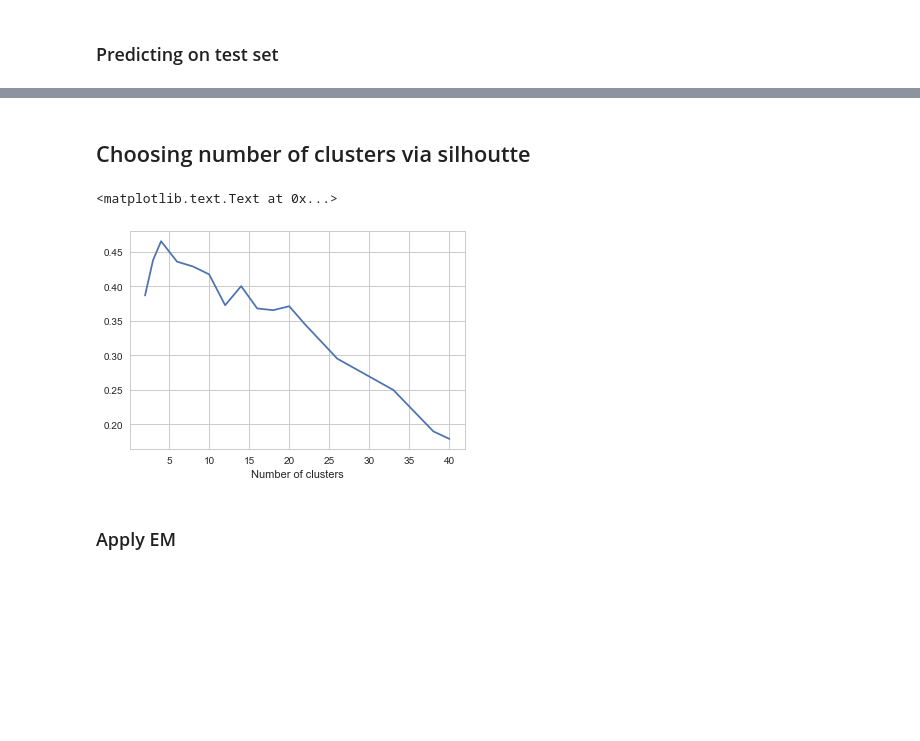
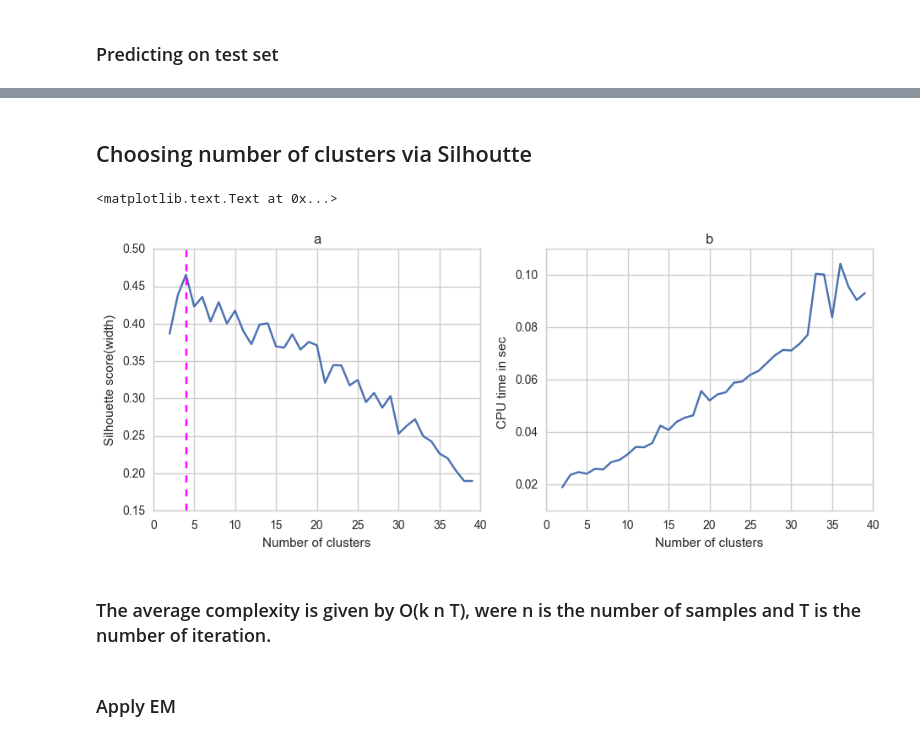
Before and after one commit to truzmeto/UnsupervisedLearning, a Jupyter notebook: k_meanes.ipynb, the cells around one changed output, grey strips where cells are left out. Cells and saved outputs as stored; diff of their text form; code cells hidden in the pictures; blank space fills up the shorter version.

```diff
--- a/k_meanes.ipynb
+++ b/k_meanes.ipynb
@@ -75,26 +76,50 @@ avg / total       0.74      0.63      0.65     15060
 # %% [markdown]
-## Choosing number of clusters via silhoutte
+## Choosing number of clusters via Silhoutte
 # %%
 from sklearn.metrics import silhouette_samples, silhouette_score
 n_seed = 111
-nclusters = [2,3,4,6,8,10,12,14,16,18,20,22,26,33,38,40]
+nclusters = 40
+nfeatures = 65
 X = train#.values # converting df to np.array
-X = X[1:65]
+X = X[1:nfeatures]
 y = train_labels
 # %%
 sil = []
-for iclusters in nclusters:
+time_clust = []
+for iclusters in range(2,nclusters):
+    start = time.time()
     clusterer = KMeans(n_clusters=iclusters,random_state=n_seed)
     cluster_labels = clusterer.fit_predict(X)
+    end = time.time()
     sil.append(silhouette_score(X, cluster_labels))
+    time_clust.append(end - start)
+
+time_feature = []
+#for ifeatures in range(3,nfeatures):
+#    start = time.time()
+#    clusterer = KMeans(n_clusters= 4, random_state=n_seed)
+#    cluster_labels = clusterer.fit_predict(X[1:ifeatures])
+#    end = time.time()
+#    time_feature.append(end - start)
-# %%
-sns.set_style("whitegrid")
-plt.plot(nclusters, sil)
-plt.ylabel('')
-plt.xlabel('Number of clusters')
-# %% [output]
-<matplotlib.text.Text at 0x...>
-[figure, removed]
+# %%
+sns.set_style("whitegrid")
+
+fig = plt.figure(figsize=(11,4))
+p1 = plt.subplot(121, title = 'a')
+plt.plot(range(2,nclusters), sil)
+plt.ylabel('Silhouette score(width)')
+plt.xlabel('Number of clusters')
+plt.axvline(x=4,color='magenta', linestyle='--')
+
+p2 = plt.subplot(122, title = 'b')
+plt.plot(range(2,nclusters), time_clust)
+plt.ylabel('CPU time in sec ')
+plt.xlabel('Number of clusters')
+# %% [output]
+<matplotlib.text.Text at 0x...>
+[figure, added]
+# %% [markdown]
+### The average complexity is given by O(k n T), were n is the number of samples and T is the number of iteration.
 # %% [markdown]
 ### Apply EM
 # %%
```
Also changed, not shown: parts of 6 cells of this notebook.
